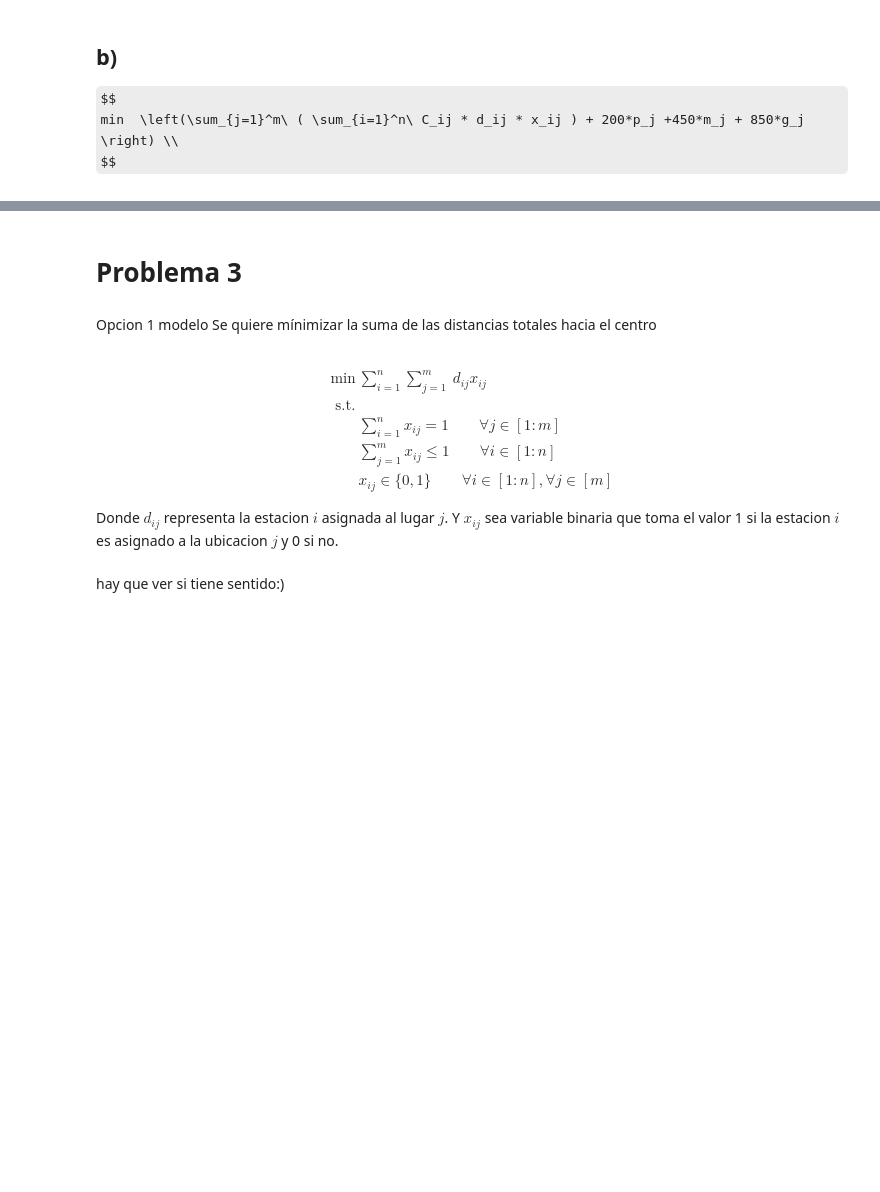
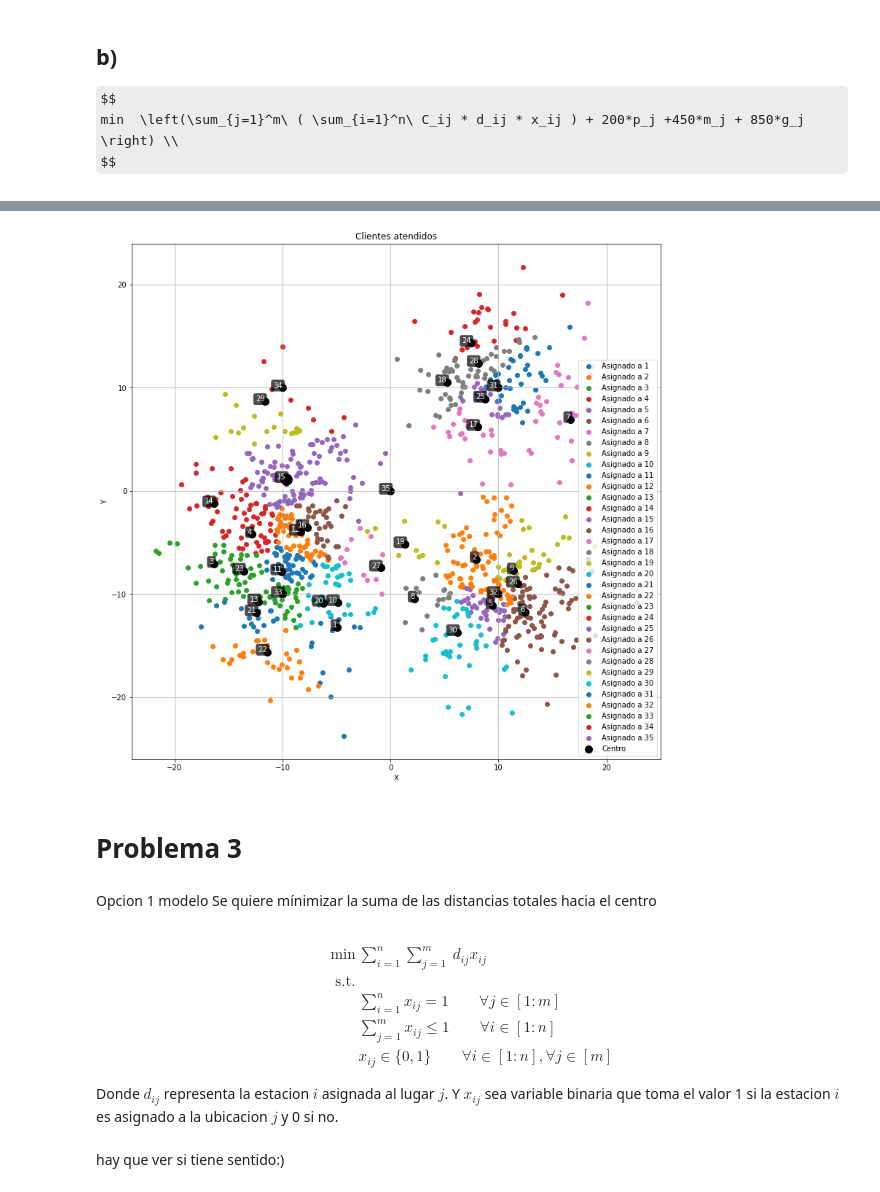
Before and after one commit to Mario-Rivera-A/Tarea1_GOA, a Jupyter notebook: tarea1.ipynb, the cells around one changed output, grey strips where cells are left out. Drawn from its saved outputs; the diff is of its cells as text; code cells hidden in the pictures; some formulas as TeX source; blank space fills up the shorter version.

```diff
--- a/tarea1.ipynb
+++ b/tarea1.ipynb
@@ -729,0 +728,19 @@ variables_activas_p, variables_activas_m, variables_activas_g
+# %%
+
+tipos_centros = []
+
+centrosp = {int(var.VarName.split('[')[1].split(']')[0]) for var in variables_activas_p}
+centrosm = {int(var.VarName.split('[')[1].split(']')[0]) for var in variables_activas_m}
+centrosg = {int(var.VarName.split('[')[1].split(']')[0]) for var in variables_activas_g}
+
+
+for centro in centros_j:
+    if centro in centrosp:
+        tipos_centros.append('pequeño')
+    if centro in centrosm:
+        tipos_centros.append('mediano')
+    if centro in centrosg:
+        tipos_centros.append('grande')
+
+for idx in range(1,len(centros_j)):
+    print(f'El centro {centros_j[idx]} es de tipo {tipos_centros[idx]}')
@@ -730,3 +765,63 @@ variables_activas_p, variables_activas_m, variables_activas_g
+# %%
+subsets = {}
+
+indices_centros = [i - 1 for i in centros_j]
+sub_centros = data_centros.iloc[indices_centros]
+
+for idx, j in enumerate(centros_j):
+    indices = [i - 1 for i in clientes_por_centro[j]] #para tener sus índices en el dataframe
+
+    subset = data_clientes.iloc[indices] #subset con coordenadas para graficar
+
+    subsets[f'sub{idx}'] = subset #guardamos en diccionario para acceder más fácilmente
+
+
+
+
+
+
+plt.figure(figsize=(13, 13))
+
+for idx in range(len(centros_j)):
+    subset = subsets[f'sub{idx}']
+
+    plt.scatter(subset['x'], subset['y'], label=f'Asignado a {centros_j[idx]}')
+
+
+
+plt.scatter(sub_centros['x'], sub_centros['y'], color='black', s=100, label=f'Centro')
+
+
+
+
+for idx in sub_centros.index:
+    if tipos_centros[idx-1] == "pequeño":
+        plt.scatter(sub_centros.loc[idx, 'x'], sub_centros.loc[idx, 'y'], color='black', s=80)
+        plt.text(sub_centros.loc[idx, 'x'], sub_centros.loc[idx, 'y'], f'{idx}',
+                fontsize=10, ha='right', color='white',
+                bbox=dict(facecolor='black', alpha=0.7, edgecolor='none', boxstyle='round,pad=0.3'))
+    if tipos_centros[idx-1] == "mediano":
+        plt.scatter(sub_centros.loc[idx, 'x'], sub_centros.loc[idx, 'y'], color='black', s=250)
+        plt.text(sub_centros.loc[idx, 'x'], sub_centros.loc[idx, 'y'], f'{idx}',
+                fontsize=10, ha='right', color='white',
+                bbox=dict(facecolor='black', alpha=0.7, edgecolor='none', boxstyle='round,pad=0.3'))
+    if tipos_centros[idx-1] == "grande":
+        plt.scatter(sub_centros.loc[idx, 'x'], sub_centros.loc[idx, 'y'], color='black', s=300)
+        plt.text(sub_centros.loc[idx, 'x'], sub_centros.loc[idx, 'y'], f'{idx}',
+                fontsize=10, ha='right', color='white',
+                bbox=dict(facecolor='black', alpha=0.7, edgecolor='none', boxstyle='round,pad=0.3'))
+
+
+plt.title(f'Clientes atendidos')
+plt.xlabel('X')
+plt.ylabel('Y')
+plt.legend()
+plt.grid(True)
+
+
+plt.show()
+# %% [output]
+[figure, added]
 # %% [markdown]
 # Problema 3
 # %% [markdown]
```
Also changed, not shown: parts of 25 cells of this notebook.
